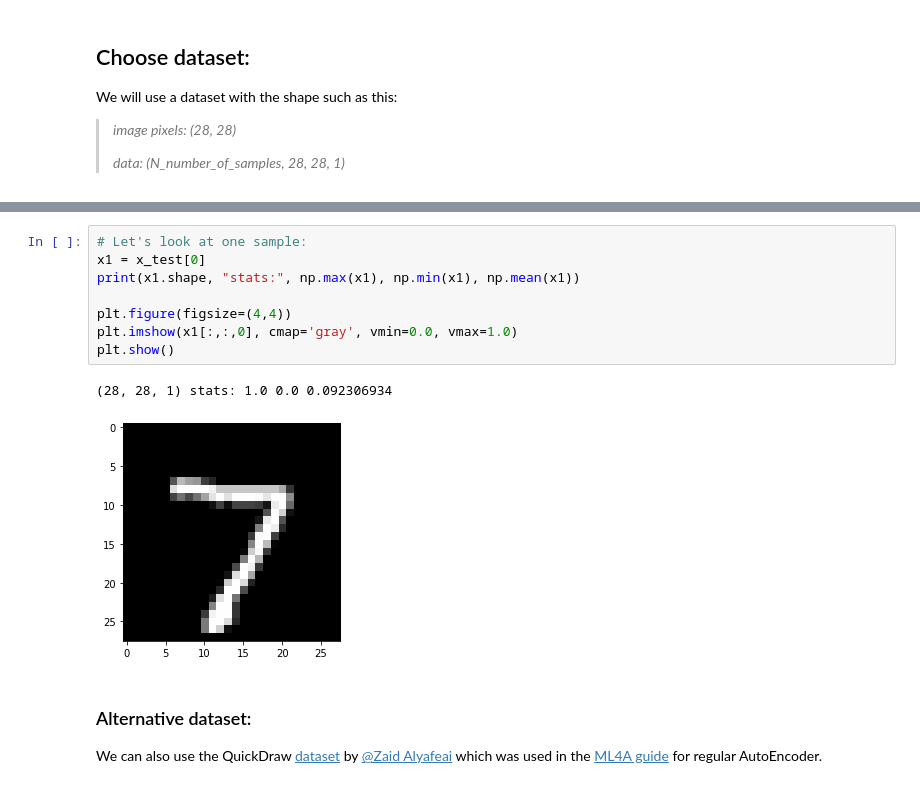
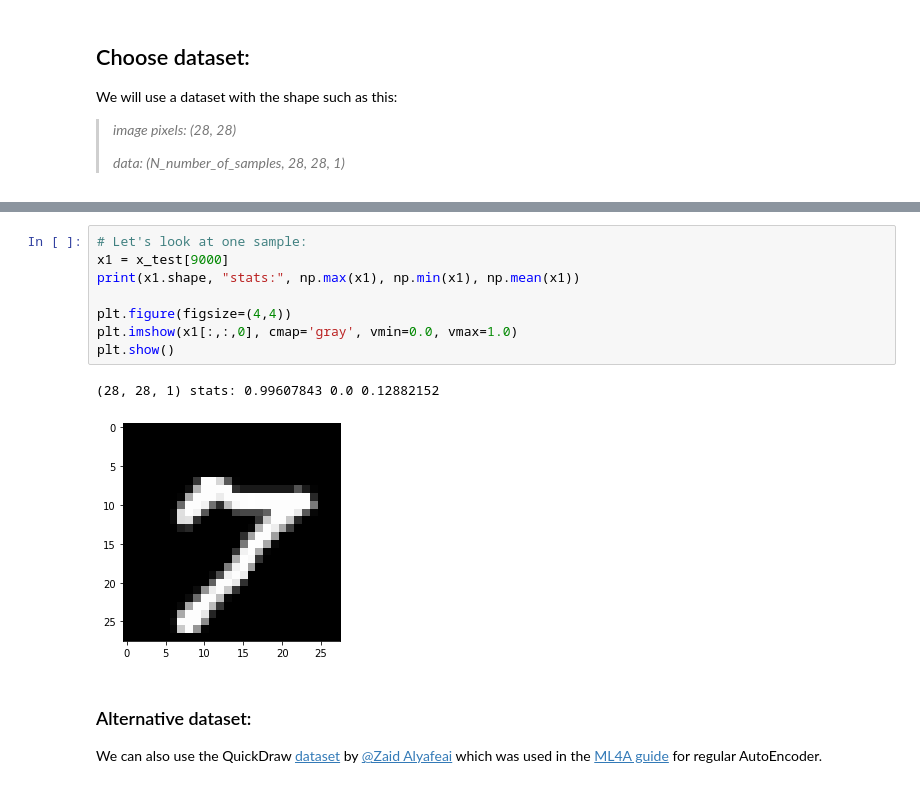
Before and after one commit to previtus/cci_exploring_machine_intelligence, a Jupyter notebook: week05_generative-models/ml05_convolutional_VAE.ipynb, the cells around one changed output, grey strips where cells are left out. Saved outputs shown, nothing was run; the diff lists cells and outputs as text.

```diff
--- a/week05_generative-models/ml05_convolutional_VAE.ipynb
+++ b/week05_generative-models/ml05_convolutional_VAE.ipynb
@@ -88,15 +90,15 @@ x_train: (60000, 28, 28, 1)
 x_test: (10000, 28, 28, 1)
 # %%
 # Let's look at one sample:
-x1 = x_test[0]
+x1 = x_test[9000]
 print(x1.shape, "stats:", np.max(x1), np.min(x1), np.mean(x1))
 
 plt.figure(figsize=(4,4))
 plt.imshow(x1[:,:,0], cmap='gray', vmin=0.0, vmax=1.0)
 plt.show()
 # %% [output]
-(28, 28, 1) stats: 1.0 0.0 0.092306934
+(28, 28, 1) stats: 0.99607843 0.0 0.12882152
-[figure, old version]
+[figure, new version]
 # %% [markdown]
 ### Alternative dataset:
 
```
Also changed, not shown: parts of 22 cells of this notebook.
